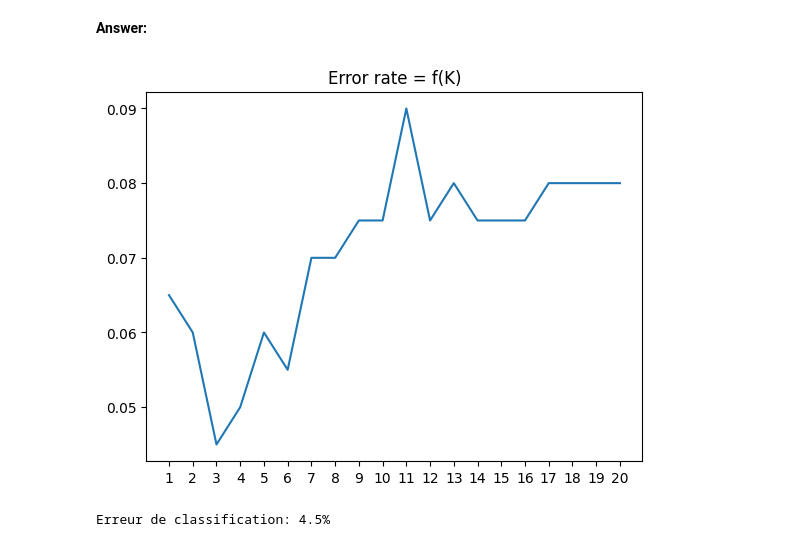
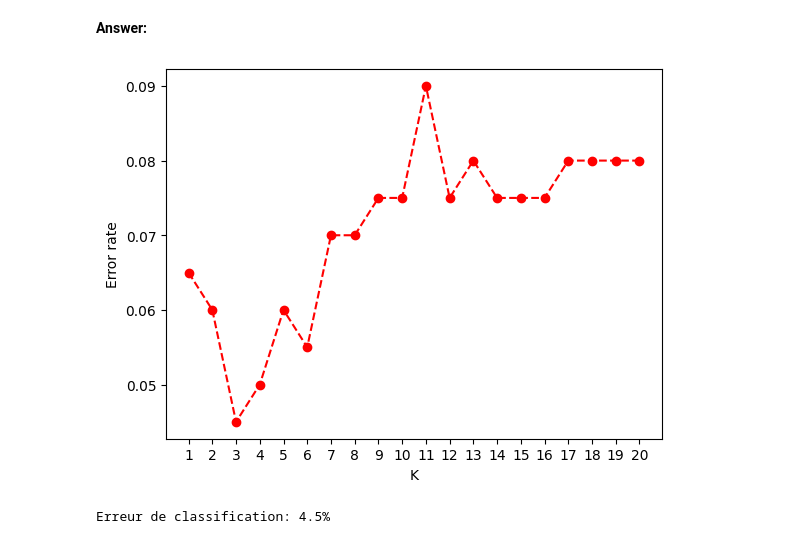
Before and after one commit to felixmnnr/SDI_PYT, a Jupyter notebook: Labs/Lab4/lab4.ipynb, the cells around one changed output. Cells and saved outputs as stored; diff of their text form; code cells hidden in the pictures.

```diff
--- a/Labs/Lab4/lab4.ipynb
+++ b/Labs/Lab4/lab4.ipynb
@@ -147,17 +141,18 @@ def error_rate(t,estimate):
             nb_err+=1
     return nb_err/len(t)
 # %%
-K=[i for i in range(1,21)]
-err=[]
-classification=[]
-for k in K:
-    classif=k_nearest_neighbors(x_train,class_train,x_test,k)
+err = []
+classification = []
+for k in range(1,21):
+    classif = k_nearest_neighbors(x_train, class_train, x_test,k)
     classification.append(classif)
-    err.append(error_rate(class_test,classif))
-plt.plot(K,err)
+    err.append(error_rate(class_test, classif))
+
+plt.plot(range(1,21), err, 'o--', color='r')
 plt.xticks(range(1,21))
-plt.title('Error rate = f(K)')
+plt.xlabel('K')
+plt.ylabel('Error rate')
 plt.show()
 # %% [output]
-[figure, old version]
+[figure, new version]
 # %%
```
Also changed, not shown: parts of 10 cells of this notebook.
